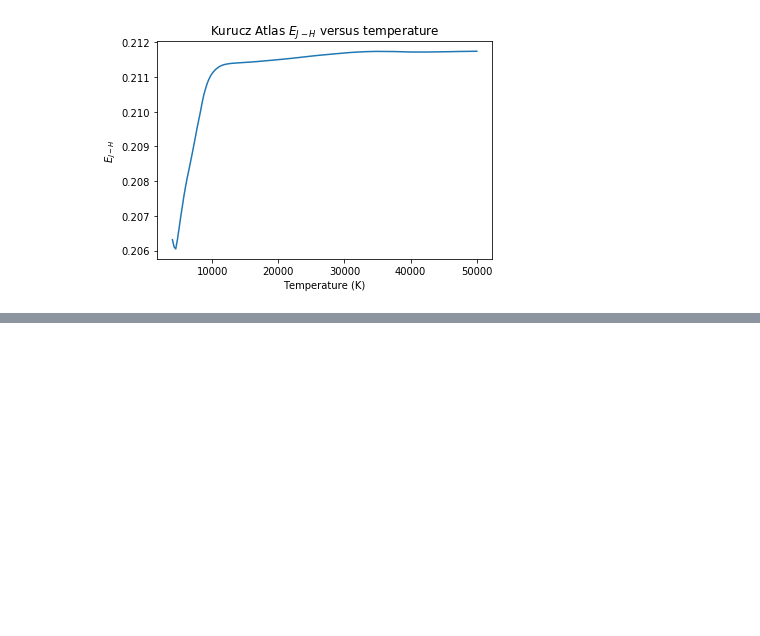
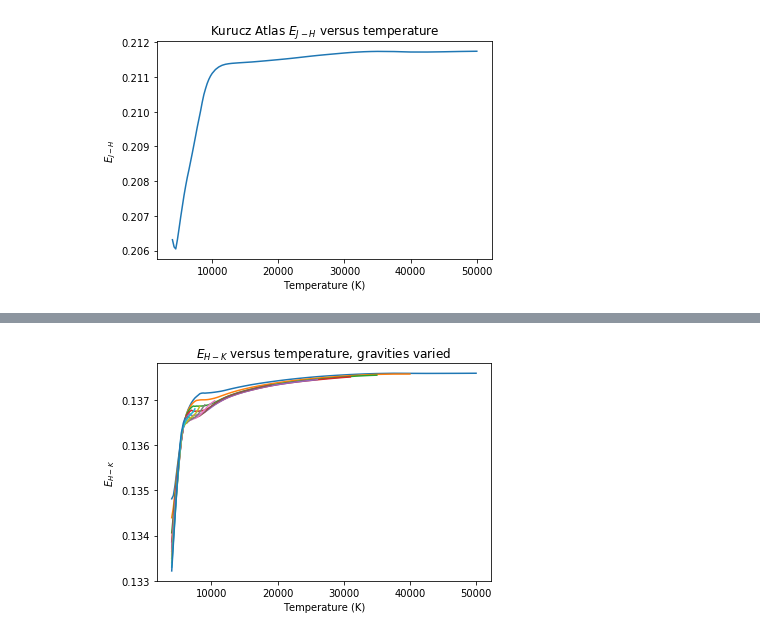
Before and after one commit to aidantmcb/dust_extinction_temperature, a Jupyter notebook: DustExtinctionNotebook.ipynb, the cells around one changed output, grey strips where cells are left out. Saved outputs shown, nothing was run; the diff lists cells and outputs as text; code cells hidden in the pictures; blank space fills up the shorter version.

```diff
--- a/DustExtinctionNotebook.ipynb
+++ b/DustExtinctionNotebook.ipynb
@@ -239,0 +250,27 @@ plt.show()
+# %%
+#np.arange is not endpoint-inclusive, so care must be taken with indexing
+tempslist_g00 = list(np.arange(4000,6250,250))
+tempslist_g05 = tempslist_g00 + list(np.arange(6250, 7750, 250))
+tempslist_g10 = tempslist_g05 + list(np.arange(7750, 8500, 250))
+tempslist_g15 = tempslist_g10 + list(np.arange(8500, 9250, 250))
+tempslist_g20 = tempslist_g15 + list(np.arange(9250, 10000, 250)) + [10000, 10500]
+tempslist_g25 = tempslist_g20 + list(np.arange(11000, 13000, 500)) + list(np.arange(13000, 20000, 1000))
+tempslist_g30 = tempslist_g25 + list(np.arange(20000, 27000, 1000))
+tempslist_g35 = tempslist_g30 + list(np.arange(27000, 32000, 1000))
+tempslist_g40 = tempslist_g35 + list(np.arange(32000, 35000, 1000)) + [35000]
+tempslist_g45 = tempslist_g40 + [37500, 40000]
+tempslist_g50 = tempslist_g45 + list(np.arange(40000, 50000, 2500)) + [50000]
+
+filenames_g00 = list(("ftp://ftp.stsci.edu/cdbs/grid/k93models/kp00/kp00_"+str(val)+".fits" for val in tempslist_g00))
+filenames_g05 = list(("ftp://ftp.stsci.edu/cdbs/grid/k93models/kp00/kp00_"+str(val)+".fits" for val in tempslist_g05))
+filenames_g10 = list(("ftp://ftp.stsci.edu/cdbs/grid/k93models/kp00/kp00_"+str(val)+".fits" for val in tempslist_g10))
+filenames_g15 = list(("ftp://ftp.stsci.edu/cdbs/grid/k93models/kp00/kp00_"+str(val)+".fits" for val in tempslist_g15))
+filenames_g20 = list(("ftp://ftp.stsci.edu/cdbs/grid/k93models/kp00/kp00_"+str(val)+".fits" for val in tempslist_g20))
+filenames_g25 = list(("ftp://ftp.stsci.edu/cdbs/grid/k93models/kp00/kp00_"+str(val)+".fits" for val in tempslist_g25))
+filenames_g30 = list(("ftp://ftp.stsci.edu/cdbs/grid/k93models/kp00/kp00_"+str(val)+".fits" for val in tempslist_g30))
+filenames_g35 = list(("ftp://ftp.stsci.edu/cdbs/grid/k93models/kp00/kp00_"+str(val)+".fits" for val in tempslist_g35))
+filenames_g40 = list(("ftp://ftp.stsci.edu/cdbs/grid/k93models/kp00/kp00_"+str(val)+".fits" for val in tempslist_g40))
+filenames_g45 = list(("ftp://ftp.stsci.edu/cdbs/grid/k93models/kp00/kp00_"+str(val)+".fits" for val in tempslist_g45))
+filenames_g50 = list(("ftp://ftp.stsci.edu/cdbs/grid/k93models/kp00/kp00_"+str(val)+".fits" for val in tempslist_g50))
+
+#I'll probably go back and replace the old filename generator with this. For now, at least, I know it works.
@@ -239,0 +318,18 @@ plt.show()
+# %%
+plt.plot(tempslist_g50, g50HK)
+plt.plot(tempslist_g45, g45HK)
+plt.plot(tempslist_g40, g40HK)
+plt.plot(tempslist_g35, g35HK)
+plt.plot(tempslist_g30, g30HK)
+plt.plot(tempslist_g25, g25HK)
+plt.plot(tempslist_g20, g20HK)
+plt.plot(tempslist_g15, g15HK)
+plt.plot(tempslist_g10, g10HK)
+plt.plot(tempslist_g05, g05HK)
+plt.plot(tempslist_g00, g00HK)
+plt.title('$E_{H-K}$ versus temperature, gravities varied')
+plt.xlabel('Temperature (K)')
+plt.ylabel('$E_{H-K}$')
+plt.show()
+# %% [output]
+[figure, added]
```
Also changed, not shown: parts of 26 cells of this notebook.
